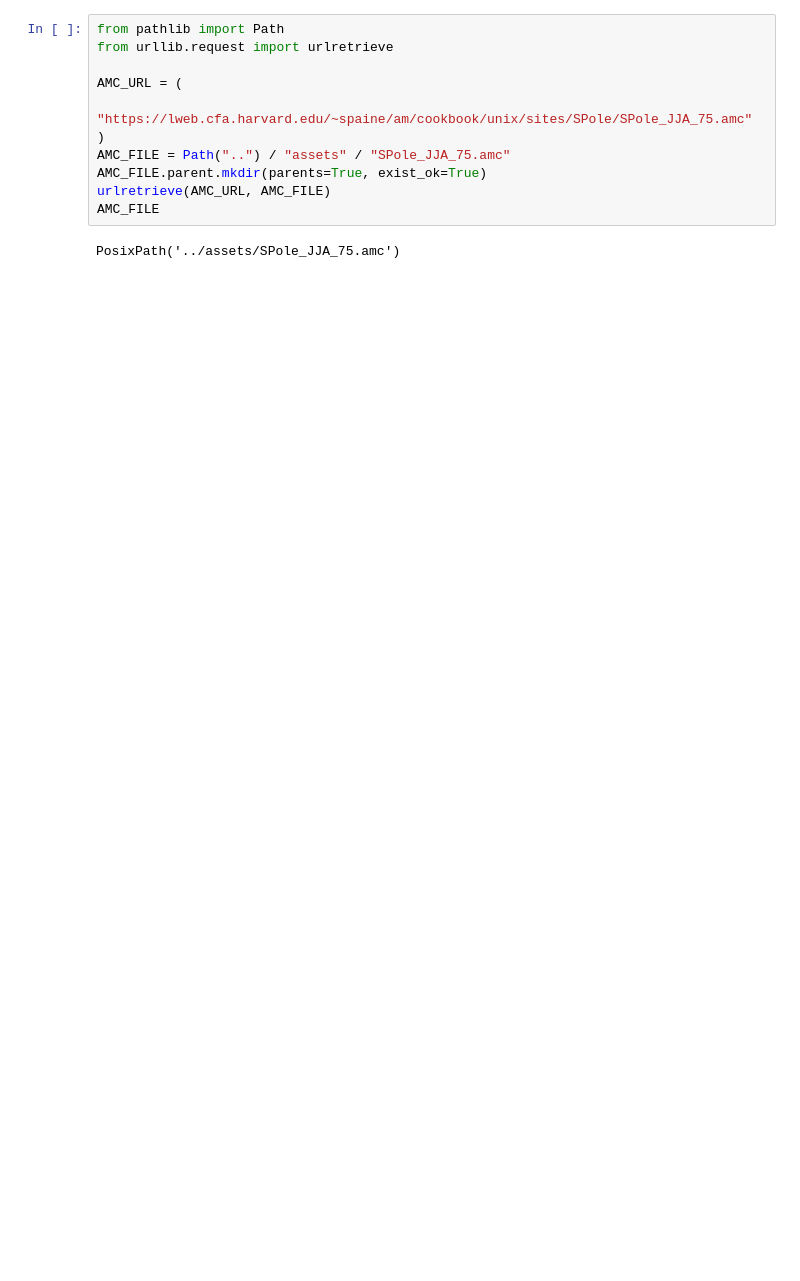
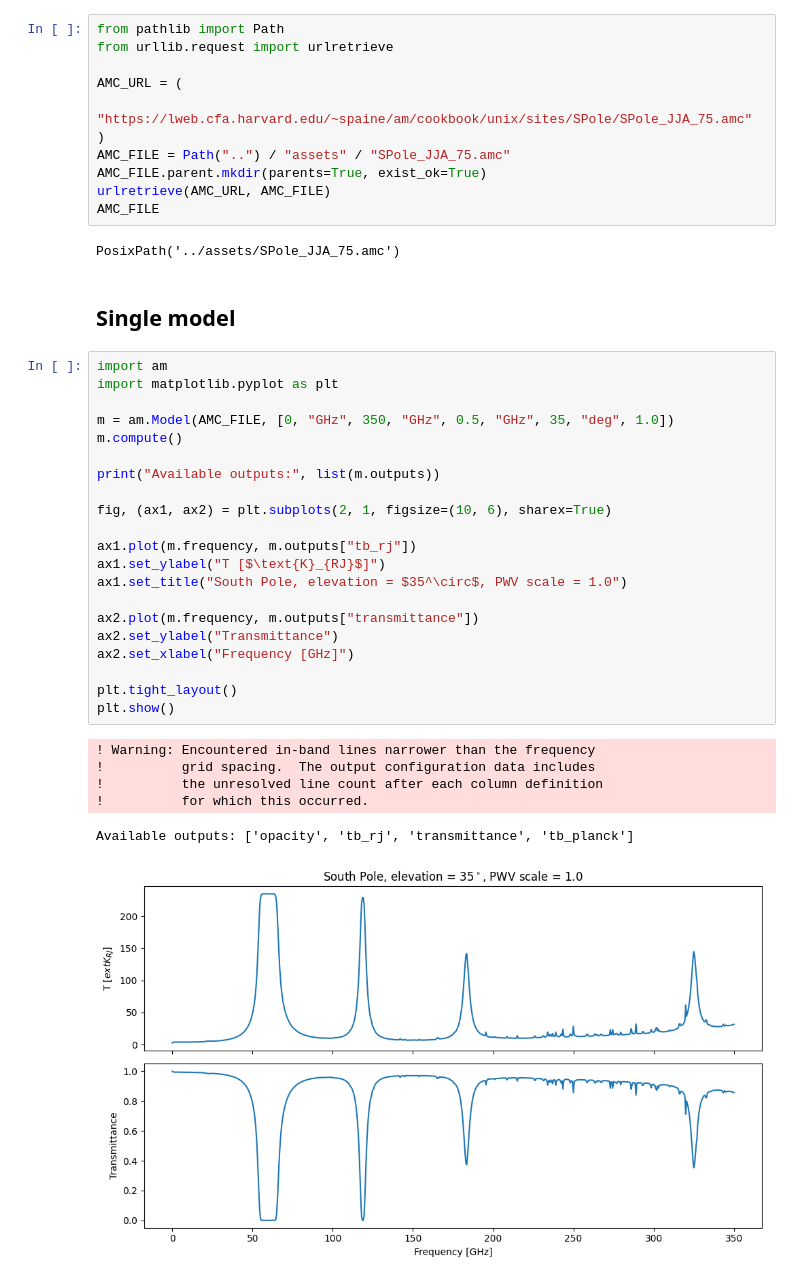
Before and after one commit to bdelwood/am-python, a Jupyter notebook: notebooks/example.ipynb, the cells around one changed output. Cells and saved outputs as stored; diff of their text form; blank space fills up the shorter version.

```diff
--- a/notebooks/example.ipynb
+++ b/notebooks/example.ipynb
@@ -13,3 +18,33 @@ urlretrieve(AMC_URL, AMC_FILE)
 AMC_FILE
 # %% [output]
 PosixPath('../assets/SPole_JJA_75.amc')
+# %% [markdown]
+## Single model
+# %%
+import am
+import matplotlib.pyplot as plt
+
+m = am.Model(AMC_FILE, [0, "GHz", 350, "GHz", 0.5, "GHz", 35, "deg", 1.0])
+m.compute()
+
+print("Available outputs:", list(m.outputs))
+
+fig, (ax1, ax2) = plt.subplots(2, 1, figsize=(10, 6), sharex=True)
+
+ax1.plot(m.frequency, m.outputs["tb_rj"])
+ax1.set_ylabel("T [$\text{K}_{RJ}$]")
+ax1.set_title("South Pole, elevation = $35^\circ$, PWV scale = 1.0")
+
+ax2.plot(m.frequency, m.outputs["transmittance"])
+ax2.set_ylabel("Transmittance")
+ax2.set_xlabel("Frequency [GHz]")
+
+plt.tight_layout()
+plt.show()
+# %% [output]
+! Warning: Encountered in-band lines narrower than the frequency
+!          grid spacing.  The output configuration data includes
+!          the unresolved line count after each column definition
+!          for which this occurred.
+Available outputs: ['opacity', 'tb_rj', 'transmittance', 'tb_planck']
+[figure, added]
```
Also changed, not shown: parts of 4 cells of this notebook, 8 other files.
